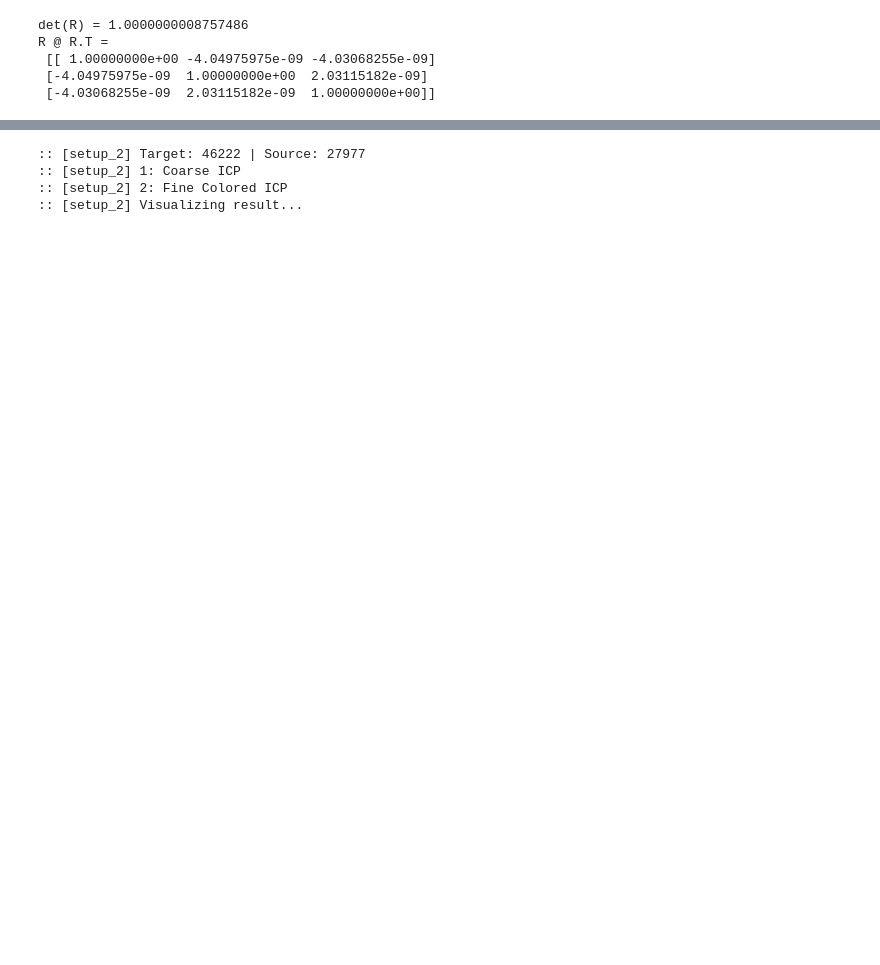
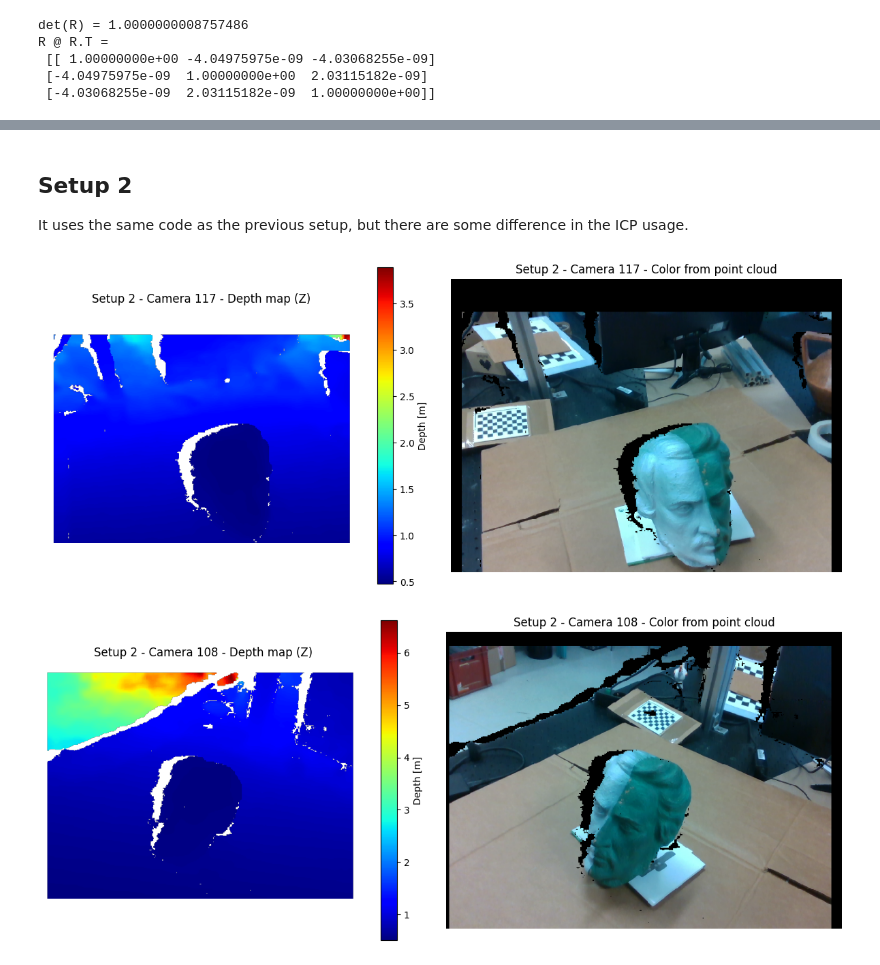
Before and after one commit to Calvin1305/RealSense, a Jupyter notebook: scripts/3D.ipynb, the cells around one changed output, grey strips where cells are left out. Drawn from its saved outputs; the diff is of its cells as text; code cells hidden in the pictures; blank space fills up the shorter version.

```diff
--- a/scripts/3D.ipynb
+++ b/scripts/3D.ipynb
@@ -172,10 +176,10 @@ def pointcloud_to_depth_and_color_image(
 
     return depth_map, color_img
 
-def show_depth_and_color_from_ply(ply_path, K, title_prefix):
+def show_depth_and_color_from_ply(ply_path, K, title_prefix, flip_y=False, flip_z=False):
     pcd = o3d.io.read_point_cloud(ply_path)
     depth_map, color_img = pointcloud_to_depth_and_color_image(
-        pcd, K, width=640, height=480, flip_y=False, flip_z=False, depth_positive='abs'
+        pcd, K, width=640, height=480, flip_y=flip_y, flip_z=flip_z, depth_positive='abs'
     )
 
     plt.figure(figsize=(12, 5))
@@ -341,3 +342,37 @@ compare_and_show()
+# %% [markdown]
+## Setup 2
+It uses the same code as the previous setup, but there are some difference in the ICP usage.
+# %%
+m117_s2 = _files_by_idx(path_117322070663_setup_2)
+m108_s2 = _files_by_idx(path_108322073284_setup_2)
+common_s2 = sorted(set(m117_s2.keys()) & set(m108_s2.keys()))
+
+if not common_s2:
+    print('Nessun frame comune trovato per il Setup 2.')
+else:
+    frame_idx_s2 = common_s2[0]
+
+    flip_y_attivo = True
+    flip_z_attivo = True
+
+    show_depth_and_color_from_ply(
+        m117_s2[frame_idx_s2],
+        camera_params_setup_2['117322070663']['K'],
+        f'Setup 2 - Camera 117',
+        flip_y=flip_y_attivo,
+        flip_z=flip_z_attivo
+    )
+
+    show_depth_and_color_from_ply(
+        m108_s2[frame_idx_s2],
+        camera_params_setup_2['108322073284']['K'],
+        f'Setup 2 - Camera 108',
+        flip_y=flip_y_attivo,
+        flip_z=flip_z_attivo
+    )
+# %% [output]
+[figure, added]
+[figure, added]
 # %%
 path_117322070663_setup_2 = "./mask_2/117322070663_*.ply"
 path_108322073284_setup_2 = "./mask_2/108322073284_*.ply"
@@ -416,6 +451,10 @@ def compare_and_show_setup_2(frame_position=0):
     tgt_final = copy.deepcopy(tgt)
     tgt_final.transform(flip_view)
 
+    if not hasattr(o3d, "visualization"):
+        import open3d.cpu.pybind as o3d_cpu
+    o3d.visualization = o3d_cpu.visualization
+
     vis = o3d.visualization.Visualizer()
     vis.create_window(window_name="ICP Colored - setup_2")
     vis.add_geometry(tgt_final)
@@ -430,11 +469,6 @@ def compare_and_show_setup_2(frame_position=0):
     vis.destroy_window()
 
 compare_and_show_setup_2()
-# %% [output]
-:: [setup_2] Target: 46222 | Source: 27977
-:: [setup_2] 1: Coarse ICP
-:: [setup_2] 2: Fine Colored ICP
-:: [setup_2] Visualizing result...
 # %%
 import open3d as o3d
 import numpy as np
```
Also changed, not shown: parts of 7 cells of this notebook, 3 other files.
